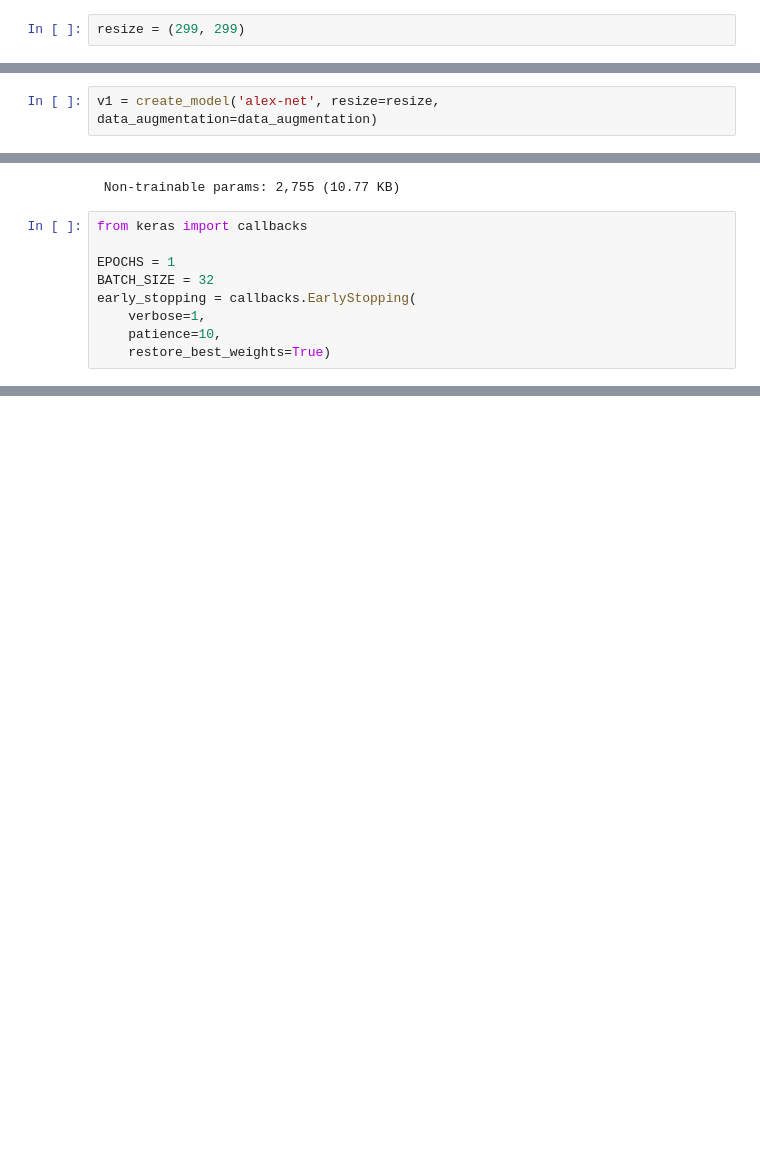
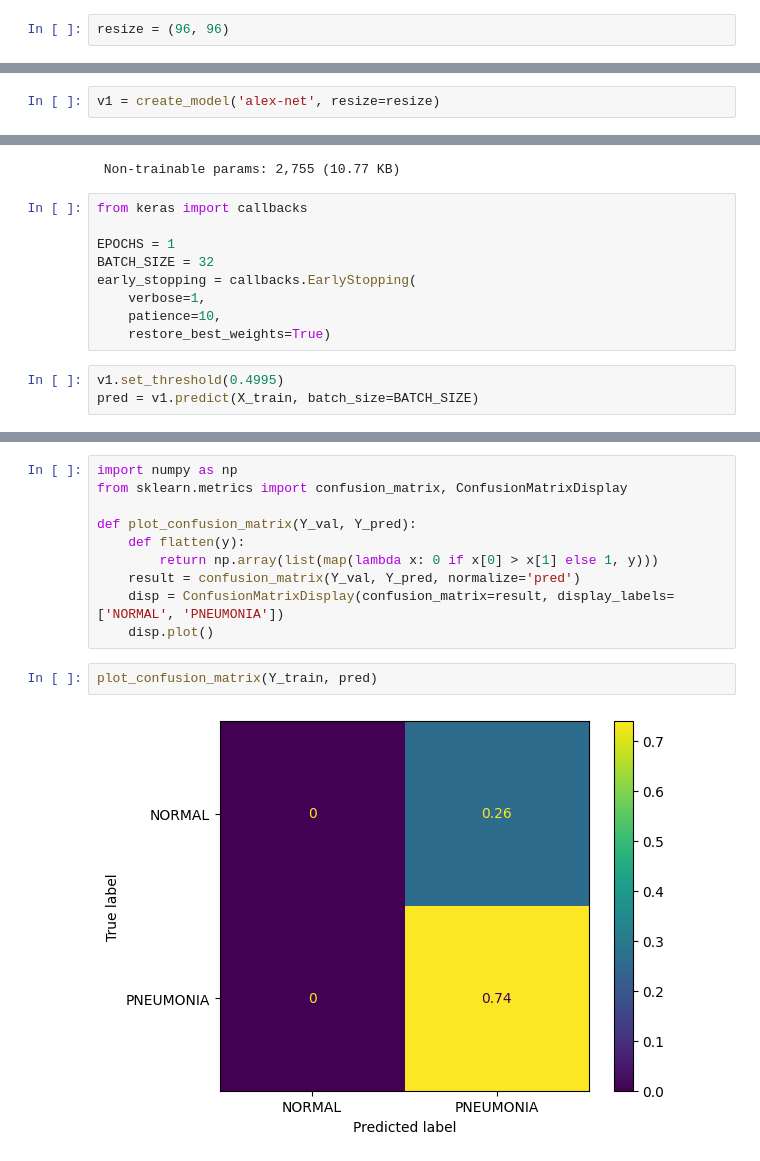
Before and after one commit to francescodonnini/t5, a Jupyter notebook: t5.ipynb, the cells around one changed output, grey strips where cells are left out. Saved outputs shown, nothing was run; the diff lists cells and outputs as text; blank space fills up the shorter version.

Commit message:
added threshold

```diff
--- a/t5.ipynb
+++ b/t5.ipynb
@@ -19,6 +18,6 @@ E0000 00:00:1739555166.500067   28578 cuda_blas.cc:1418] Unable to register cuBL
 To enable the following instructions: AVX2 AVX512F AVX512_VNNI AVX512_BF16 AVX_VNNI FMA, in other operations, rebuild TensorFlow with the appropriate compiler flags.
 # %%
-resize = (299, 299)
+resize = (96, 96)
 # %%
 training_selector = lambda s: s.startswith('chest_xray/train/') and s.endswith('.jpeg')
 (x, y) = from_dir(data_path, resize=resize, resample=random_resample)
@@ -77,5 +73,5 @@ data_augmentation = RandomSwitch([tr, rr, rb, rc, rz, p1, p2, p3], 0.7)
 # %%
-v1 = create_model('alex-net', resize=resize, data_augmentation=data_augmentation)
+v1 = create_model('alex-net', resize=resize)
 # %%
 from keras import losses, metrics, optimizers
 
@@ -119,3 +115,6 @@ early_stopping = callbacks.EarlyStopping(
     verbose=1,
     patience=10,
     restore_best_weights=True)
+# %%
+v1.set_threshold(0.4995)
+pred = v1.predict(X_train, batch_size=BATCH_SIZE)
@@ -121,0 +123,14 @@ early_stopping = callbacks.EarlyStopping(
+# %%
+import numpy as np
+from sklearn.metrics import confusion_matrix, ConfusionMatrixDisplay
+
+def plot_confusion_matrix(Y_val, Y_pred):
+    def flatten(y):
+        return np.array(list(map(lambda x: 0 if x[0] > x[1] else 1, y)))
+    result = confusion_matrix(Y_val, Y_pred, normalize='pred')
+    disp = ConfusionMatrixDisplay(confusion_matrix=result, display_labels=['NORMAL', 'PNEUMONIA'])
+    disp.plot()
+# %%
+plot_confusion_matrix(Y_train, pred)
+# %% [output]
+[figure, added]
```
Also changed, not shown: parts of 10 cells of this notebook, 6 other files.
